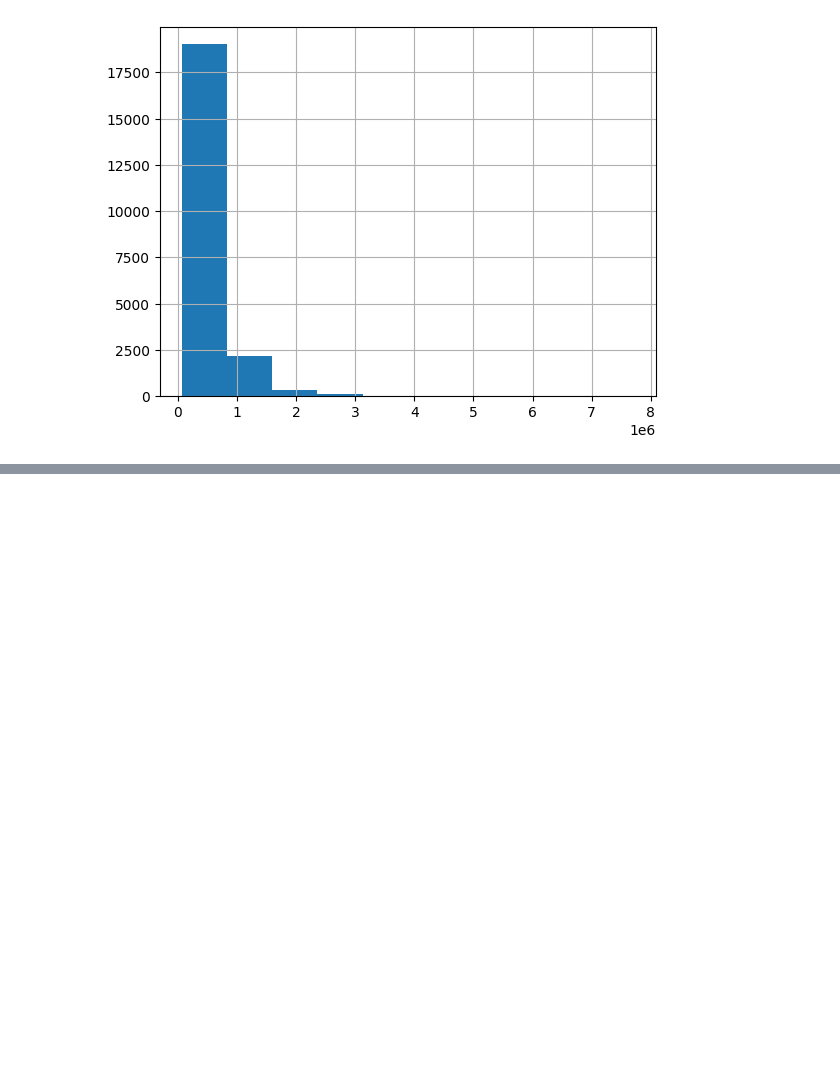
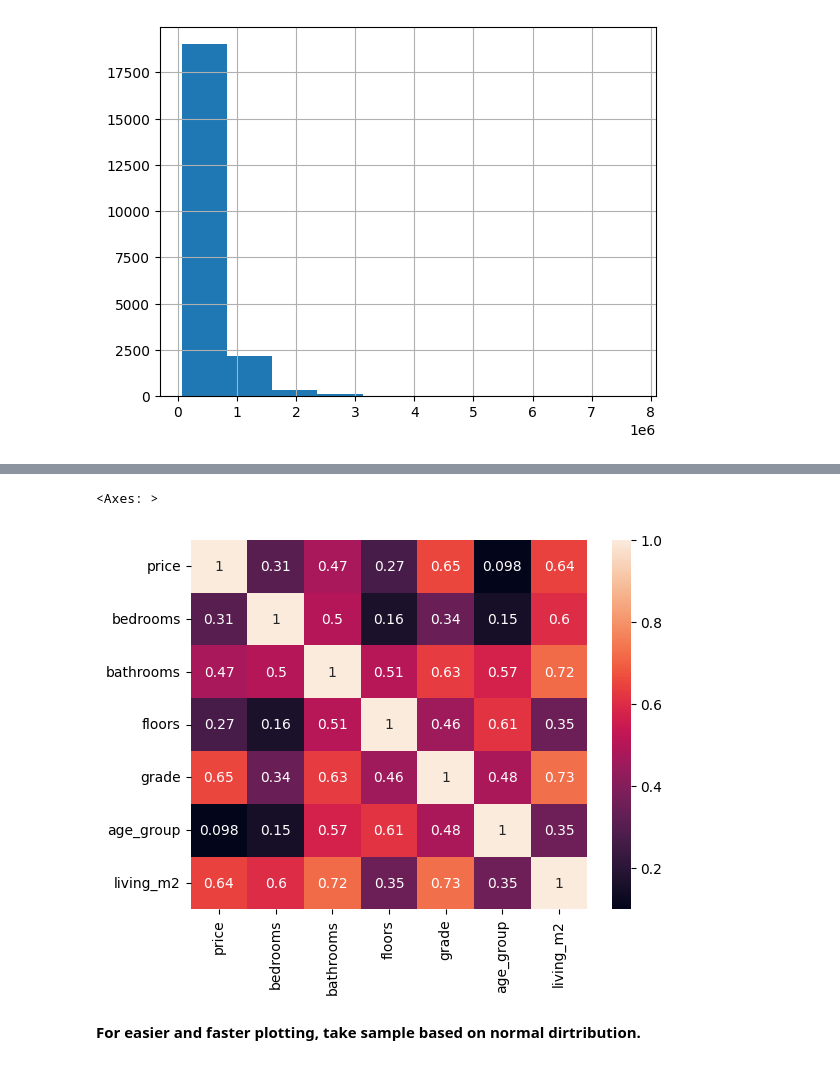
Before and after one commit to jtsillan/DataAnalytics, a Jupyter notebook: lectures/housedata_analysis1.ipynb, the cells around one changed output, grey strips where cells are left out. Saved outputs shown, nothing was run; the diff lists cells and outputs as text; code cells hidden in the pictures; blank space fills up the shorter version.

```diff
--- a/lectures/housedata_analysis1.ipynb
+++ b/lectures/housedata_analysis1.ipynb
@@ -152,0 +188,9 @@ df.describe()
+# %%
+# Visualize correlation matrix using seaborn
+correlations = df.corr(numeric_only=True)
+sns.heatmap(correlations, annot=True)
+# %% [output]
+<Axes: >
+[figure, added]
+# %% [markdown]
+**For easier and faster plotting, take sample based on normal dirtribution.**
```
Also changed, not shown: parts of 26 cells of this notebook, 1 other file.
